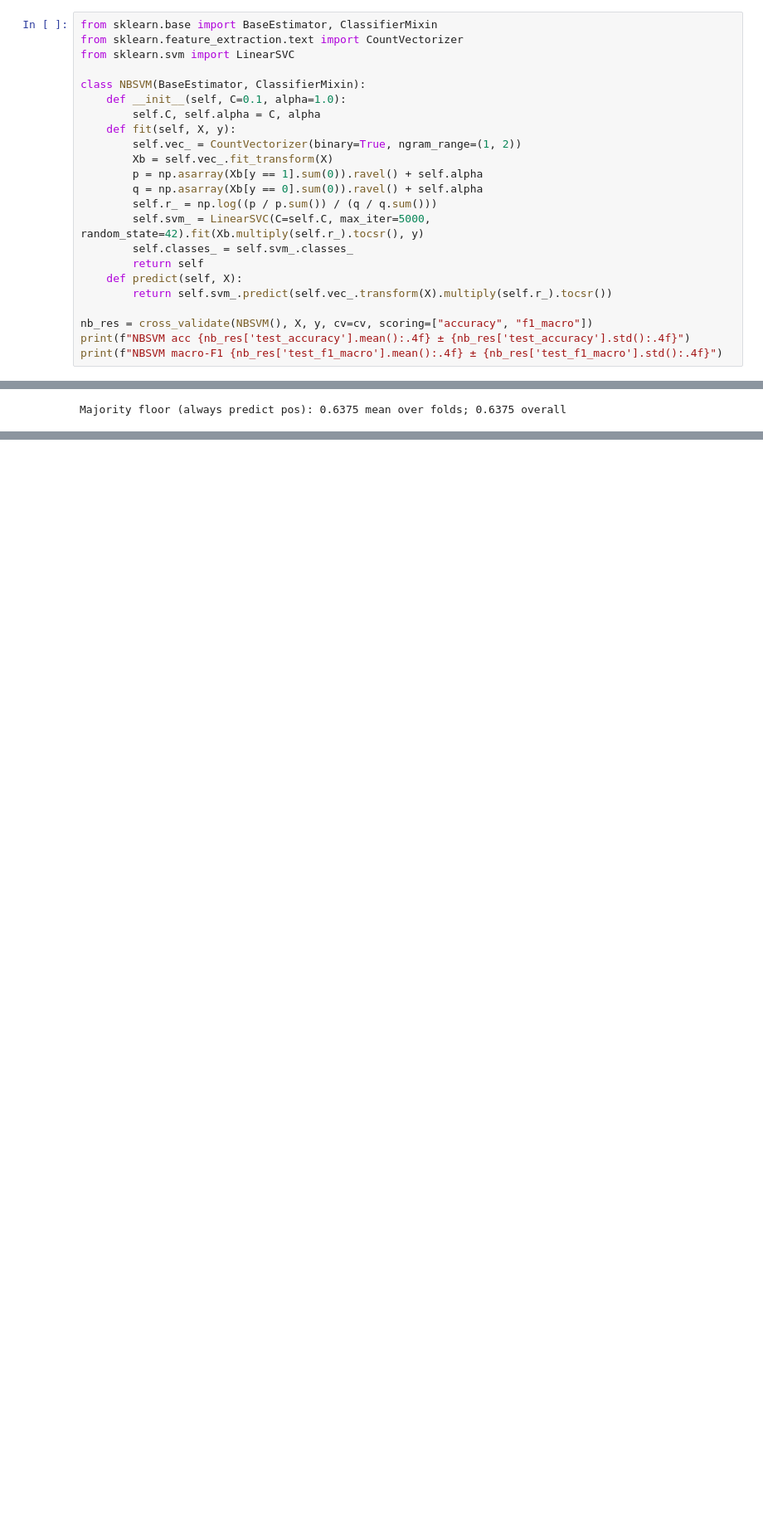
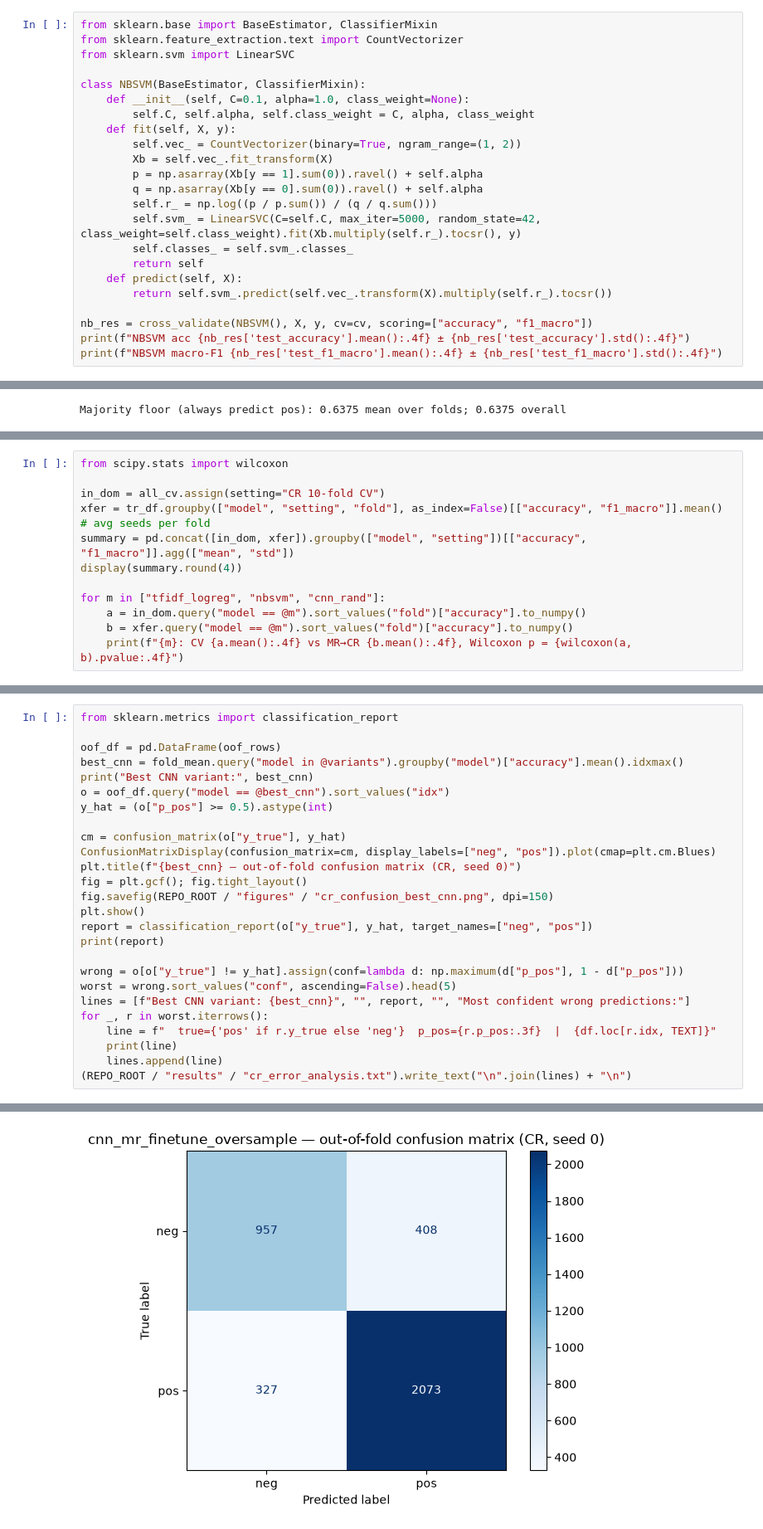
Before and after one commit to MrudulTarade/Convolutional-Neural-Networks-for-Sentence-Classification, a Jupyter notebook: notebook/customer_review.ipynb, the cells around one changed output, grey strips where cells are left out. Shown at 83% size. Drawn from its saved outputs; the diff is of its cells as text; blank space fills up the shorter version.

```diff
--- a/notebook/customer_review.ipynb
+++ b/notebook/customer_review.ipynb
@@ -162,15 +162,15 @@ from sklearn.feature_extraction.text import CountVectorizer
 from sklearn.svm import LinearSVC
 
 class NBSVM(BaseEstimator, ClassifierMixin):
-    def __init__(self, C=0.1, alpha=1.0):
-        self.C, self.alpha = C, alpha
+    def __init__(self, C=0.1, alpha=1.0, class_weight=None):
+        self.C, self.alpha, self.class_weight = C, alpha, class_weight
     def fit(self, X, y):
         self.vec_ = CountVectorizer(binary=True, ngram_range=(1, 2))
         Xb = self.vec_.fit_transform(X)
         p = np.asarray(Xb[y == 1].sum(0)).ravel() + self.alpha
         q = np.asarray(Xb[y == 0].sum(0)).ravel() + self.alpha
         self.r_ = np.log((p / p.sum()) / (q / q.sum()))
-        self.svm_ = LinearSVC(C=self.C, max_iter=5000, random_state=42).fit(Xb.multiply(self.r_).tocsr(), y)
+        self.svm_ = LinearSVC(C=self.C, max_iter=5000, random_state=42, class_weight=self.class_weight).fit(Xb.multiply(self.r_).tocsr(), y)
         self.classes_ = self.svm_.classes_
         return self
     def predict(self, X):
@@ -231,0 +417,12 @@ plt.show()
+# %%
+from scipy.stats import wilcoxon
+
+in_dom = all_cv.assign(setting="CR 10-fold CV")
+xfer = tr_df.groupby(["model", "setting", "fold"], as_index=False)[["accuracy", "f1_macro"]].mean()  # avg seeds per fold
+summary = pd.concat([in_dom, xfer]).groupby(["model", "setting"])[["accuracy", "f1_macro"]].agg(["mean", "std"])
+display(summary.round(4))
+
+for m in ["tfidf_logreg", "nbsvm", "cnn_rand"]:
+    a = in_dom.query("model == @m").sort_values("fold")["accuracy"].to_numpy()
+    b = xfer.query("model == @m").sort_values("fold")["accuracy"].to_numpy()
+    print(f"{m}: CV {a.mean():.4f} vs MR→CR {b.mean():.4f}, Wilcoxon p = {wilcoxon(a, b).pvalue:.4f}")
@@ -231,0 +605,27 @@ plt.show()
+# %%
+from sklearn.metrics import classification_report
+
+oof_df = pd.DataFrame(oof_rows)
+best_cnn = fold_mean.query("model in @variants").groupby("model")["accuracy"].mean().idxmax()
+print("Best CNN variant:", best_cnn)
+o = oof_df.query("model == @best_cnn").sort_values("idx")
+y_hat = (o["p_pos"] >= 0.5).astype(int)
+
+cm = confusion_matrix(o["y_true"], y_hat)
+ConfusionMatrixDisplay(confusion_matrix=cm, display_labels=["neg", "pos"]).plot(cmap=plt.cm.Blues)
+plt.title(f"{best_cnn} — out-of-fold confusion matrix (CR, seed 0)")
+fig = plt.gcf(); fig.tight_layout()
+fig.savefig(REPO_ROOT / "figures" / "cr_confusion_best_cnn.png", dpi=150)
+plt.show()
+report = classification_report(o["y_true"], y_hat, target_names=["neg", "pos"])
+print(report)
+
+wrong = o[o["y_true"] != y_hat].assign(conf=lambda d: np.maximum(d["p_pos"], 1 - d["p_pos"]))
+worst = wrong.sort_values("conf", ascending=False).head(5)
+lines = [f"Best CNN variant: {best_cnn}", "", report, "", "Most confident wrong predictions:"]
+for _, r in worst.iterrows():
+    line = f"  true={'pos' if r.y_true else 'neg'}  p_pos={r.p_pos:.3f}  |  {df.loc[r.idx, TEXT]}"
+    print(line)
+    lines.append(line)
+(REPO_ROOT / "results" / "cr_error_analysis.txt").write_text("\n".join(lines) + "\n")
+# %% [output]
@@ -231,0 +633 @@ plt.show()
+[figure, added]
```
Also changed, not shown: parts of 16 cells of this notebook, 2 other files.
